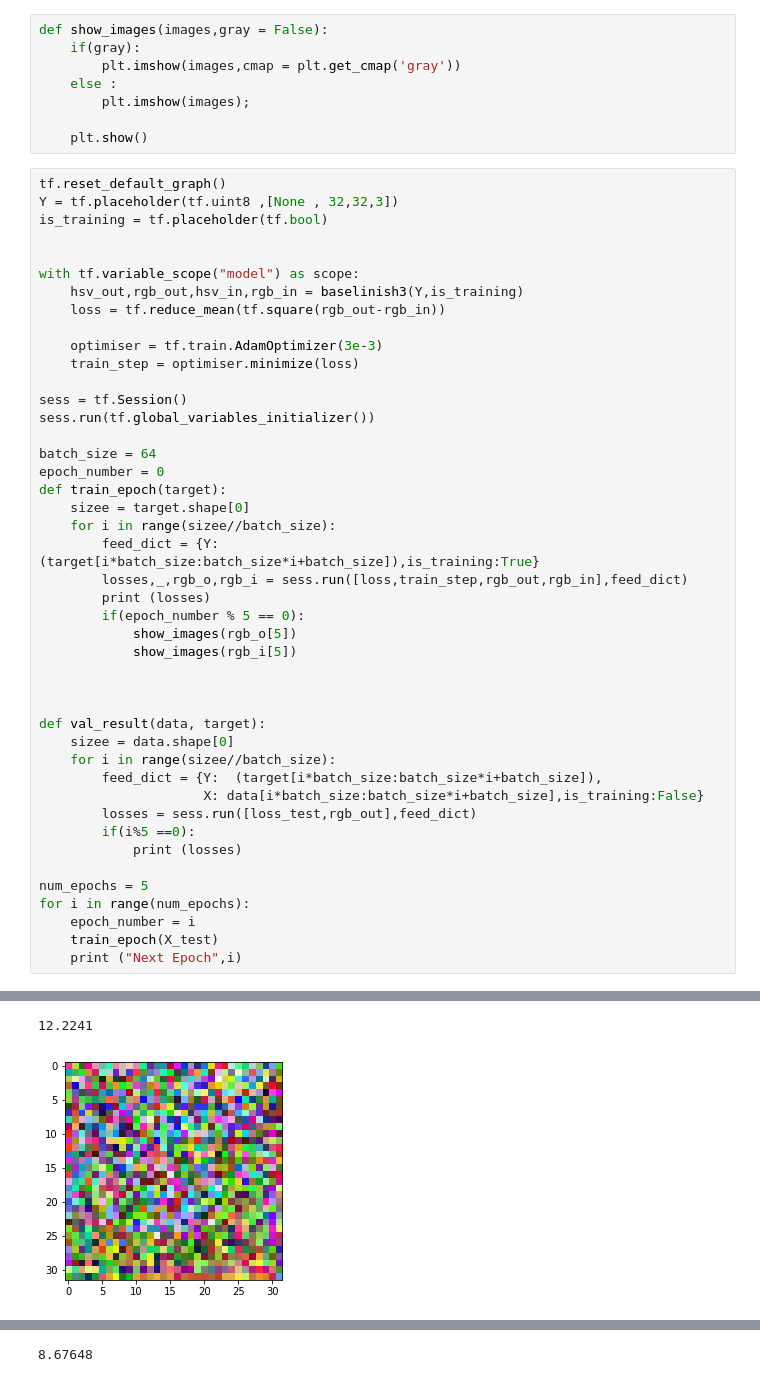
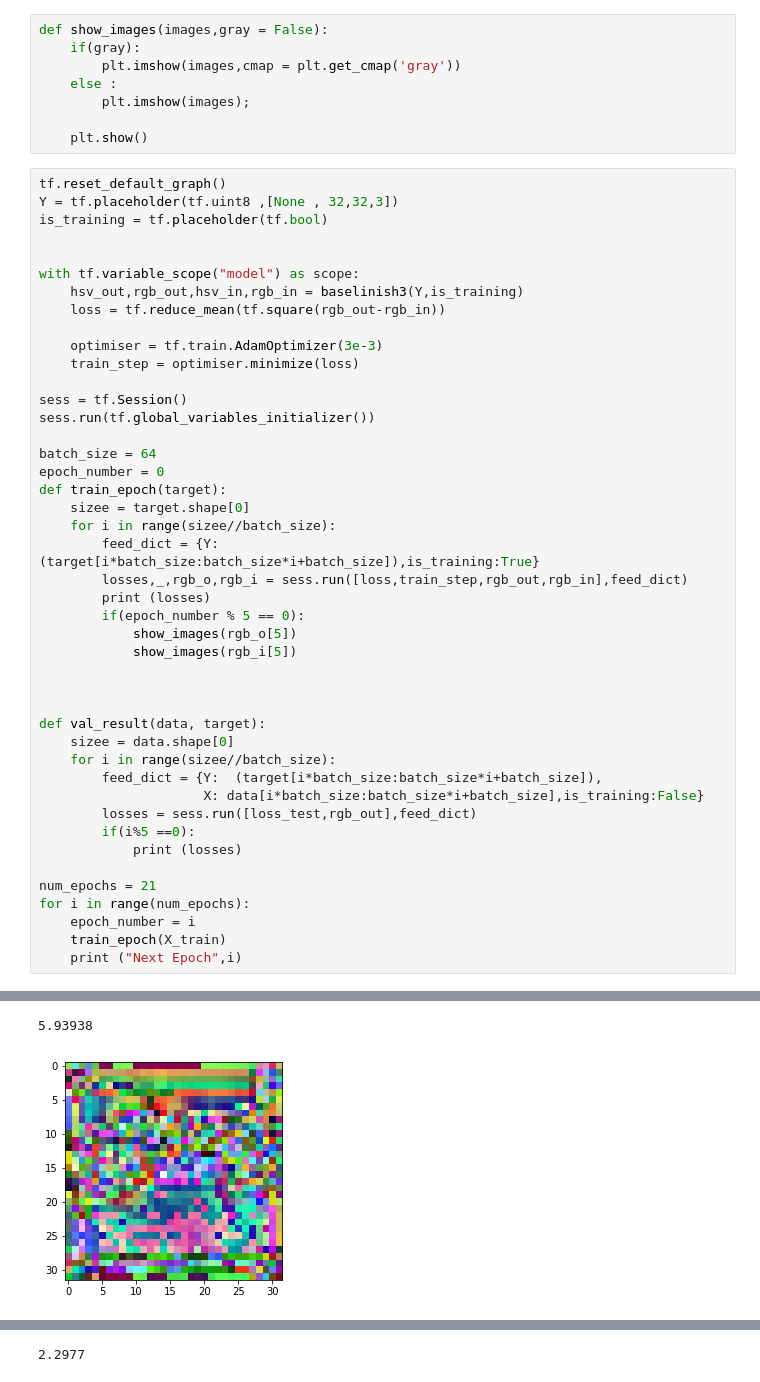
Before and after one commit to sanyammehra/AutoColor, a Jupyter notebook: src/cifar_basic_working-new.ipynb, the cells around one changed output, grey strips where cells are left out. Cells and saved outputs as stored; diff of their text form.

```diff
--- a/src/cifar_basic_working-new.ipynb
+++ b/src/cifar_basic_working-new.ipynb
@@ -75,9 +75,9 @@ def val_result(data, target):
         if(i%5 ==0):
             print (losses)
 
-num_epochs = 5
+num_epochs = 21
 for i in range(num_epochs):
     epoch_number = i
-    train_epoch(X_test)
+    train_epoch(X_train)
     print ("Next Epoch",i)
 # %% [output]
@@ -87,2 +87,2 @@ for i in range(num_epochs):
-12.2241
+5.93938
-[figure, old version]
+[figure, new version]
@@ -90 +90 @@ for i in range(num_epochs):
-8.67648
+2.2977
```
Also changed, not shown: parts of 1 cell of this notebook.
